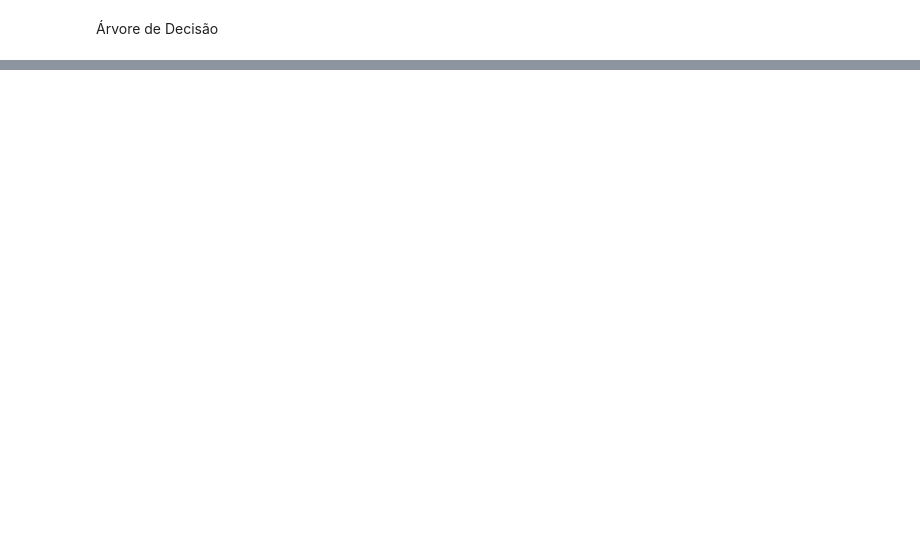
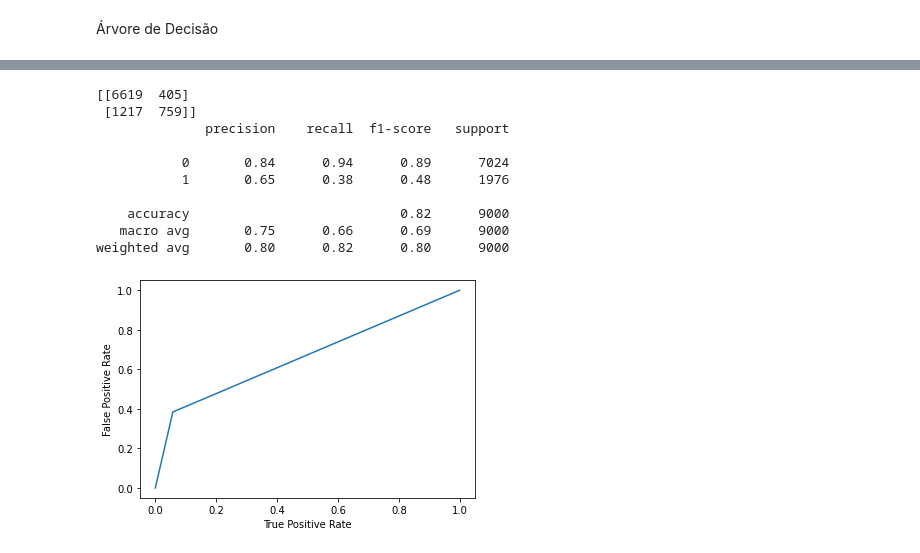
Before and after one commit to Torm198/LabEst2021.1, a Jupyter notebook: 3_montagem_dos_modelos.ipynb, the cells around one changed output, grey strips where cells are left out. Cells and saved outputs as stored; diff of their text form; code cells hidden in the pictures; blank space fills up the shorter version.

```diff
--- a/3_montagem_dos_modelos.ipynb
+++ b/3_montagem_dos_modelos.ipynb
@@ -85,6 +95,12 @@ def prototipo(modelo,xtreino,ytreino,xteste,yteste):
 
     print(confusion_matrix(yteste, y_test_pred))
     print(classification_report(yteste, y_test_pred))
+    fpr, tpr, _ = roc_curve(yteste, y_test_pred)
+
+    fig, ax = plt.subplots()
+    ax.plot(fpr,tpr)
+    ax.set(xlabel='True Positive Rate',ylabel='False Positive Rate')
+    plt.show()
 # %% [markdown]
 Regressão Logística
 # %%
@@ -154,0 +182,16 @@ weighted avg       0.73      0.72      0.72      9000
+# %%
+arvore_aleatoria = RandomForestClassifier()
+
+prototipo(arvore_aleatoria,X_train,y_train,X_test,y_test)
+# %% [output]
+[[6619  405]
+ [1217  759]]
+              precision    recall  f1-score   support
+
+           0       0.84      0.94      0.89      7024
+           1       0.65      0.38      0.48      1976
+
+    accuracy                           0.82      9000
+   macro avg       0.75      0.66      0.69      9000
+weighted avg       0.80      0.82      0.80      9000
+[figure, added]
```
Also changed, not shown: parts of 11 cells of this notebook.
